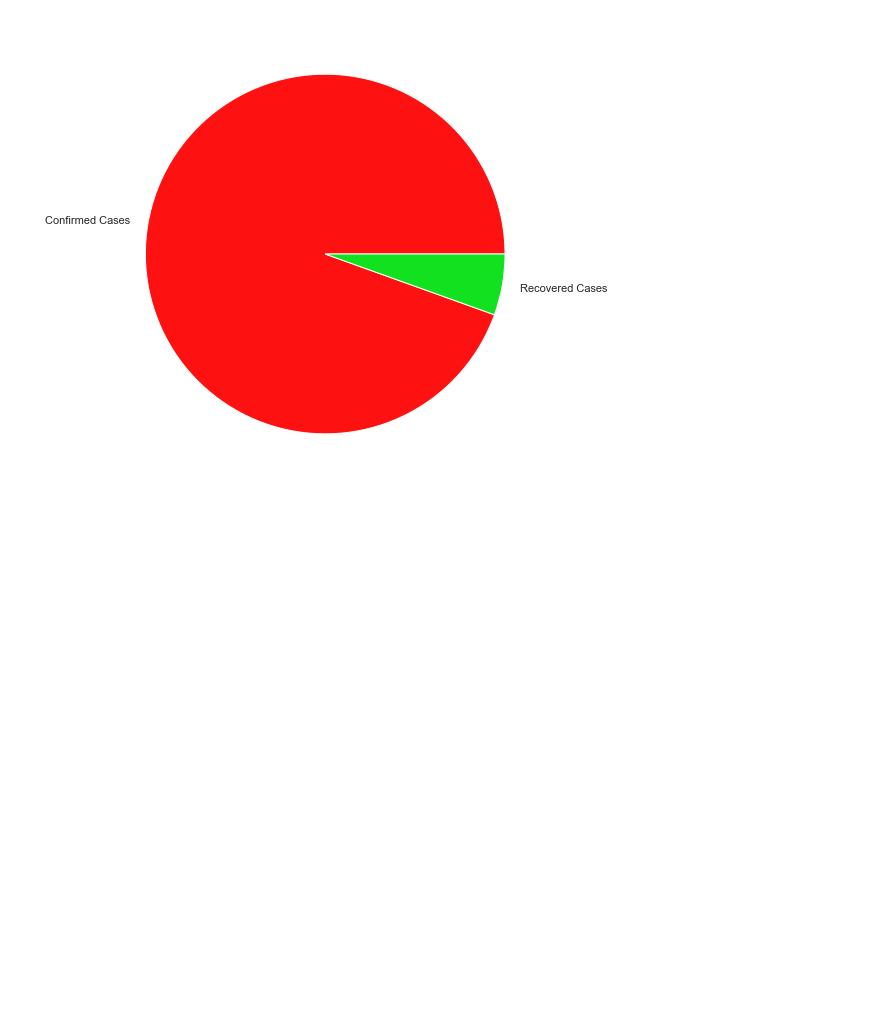
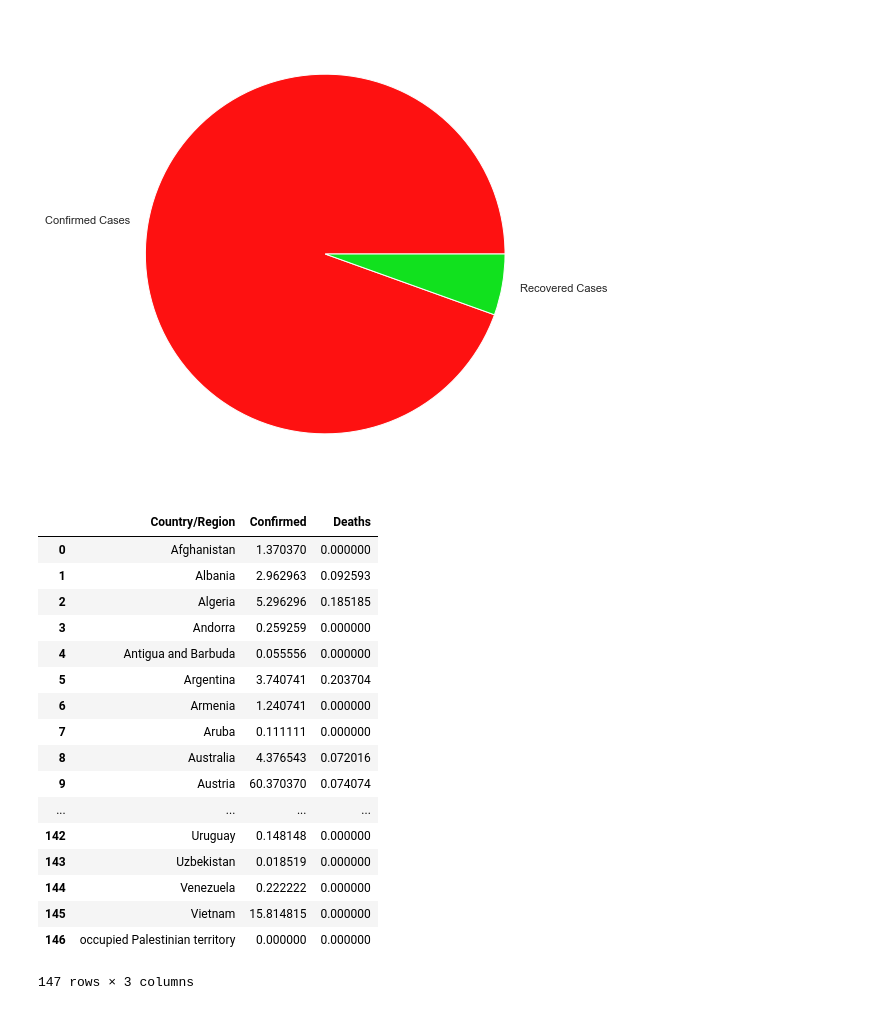
Before and after one commit to talha915/COVID19, a Jupyter notebook: CoronaVirusPrediction.ipynb, the cells around one changed output. Drawn from its saved outputs; the diff is of its cells as text; code cells hidden in the pictures; blank space fills up the shorter version.

```diff
--- a/CoronaVirusPrediction.ipynb
+++ b/CoronaVirusPrediction.ipynb
@@ -80,0 +84,21 @@ plt.pie(data, labels=labels, colors=colors)
+# %%
+world_corona_report
+# %% [output]
+|  | Country/Region | Confirmed | Deaths |
+| 0 | Afghanistan | 1.370370 | 0.000000 |
+| 1 | Albania | 2.962963 | 0.092593 |
+| 2 | Algeria | 5.296296 | 0.185185 |
+| 3 | Andorra | 0.259259 | 0.000000 |
+| 4 | Antigua and Barbuda | 0.055556 | 0.000000 |
+| 5 | Argentina | 3.740741 | 0.203704 |
+| 6 | Armenia | 1.240741 | 0.000000 |
+| 7 | Aruba | 0.111111 | 0.000000 |
+| 8 | Australia | 4.376543 | 0.072016 |
+| 9 | Austria | 60.370370 | 0.074074 |
+| ... | ... | ... | ... |
+| 142 | Uruguay | 0.148148 | 0.000000 |
+| 143 | Uzbekistan | 0.018519 | 0.000000 |
+| 144 | Venezuela | 0.222222 | 0.000000 |
+| 145 | Vietnam | 15.814815 | 0.000000 |
+| 146 | occupied Palestinian territory | 0.000000 | 0.000000 |
+147 rows × 3 columns
```
Also changed, not shown: parts of 4 cells of this notebook.
